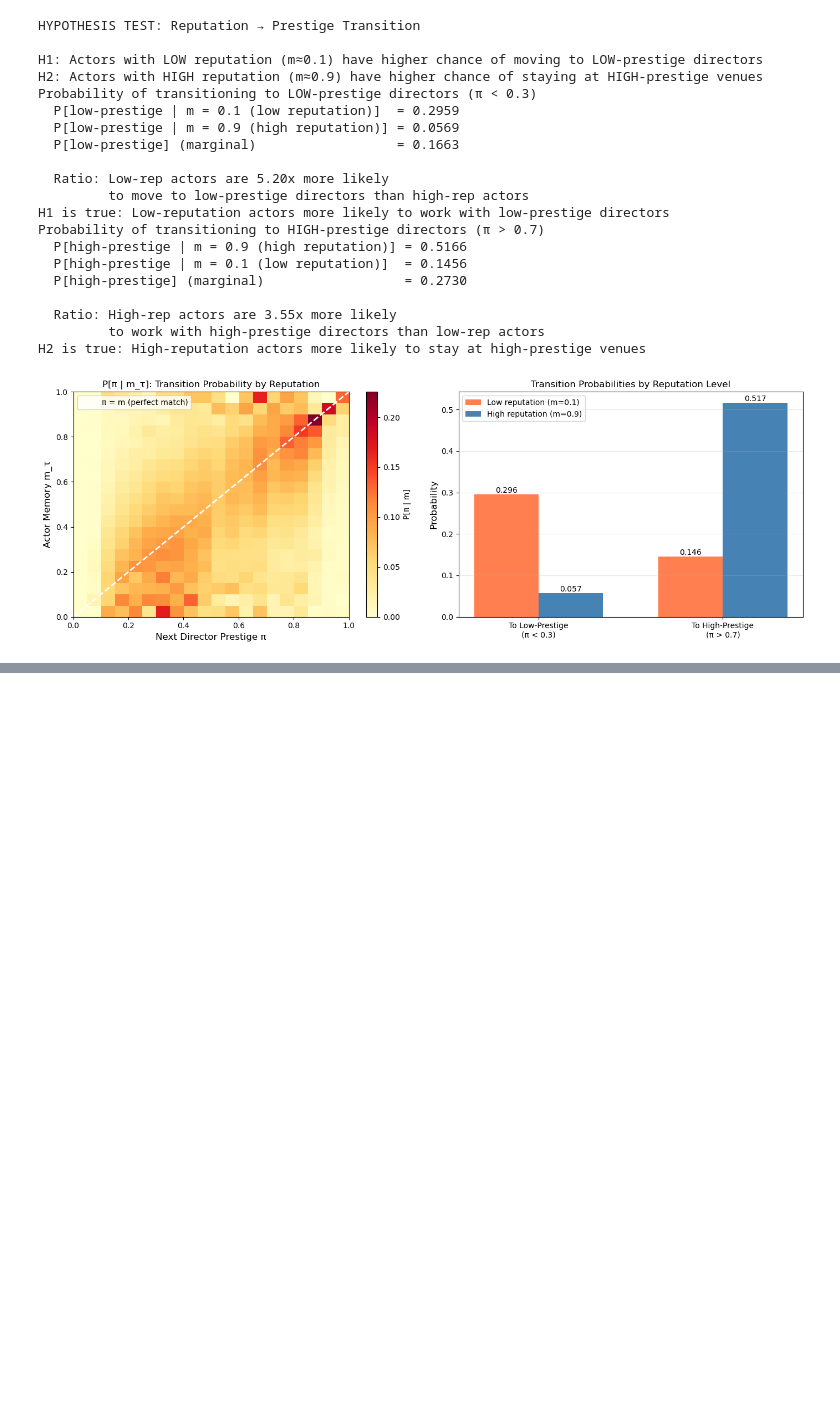
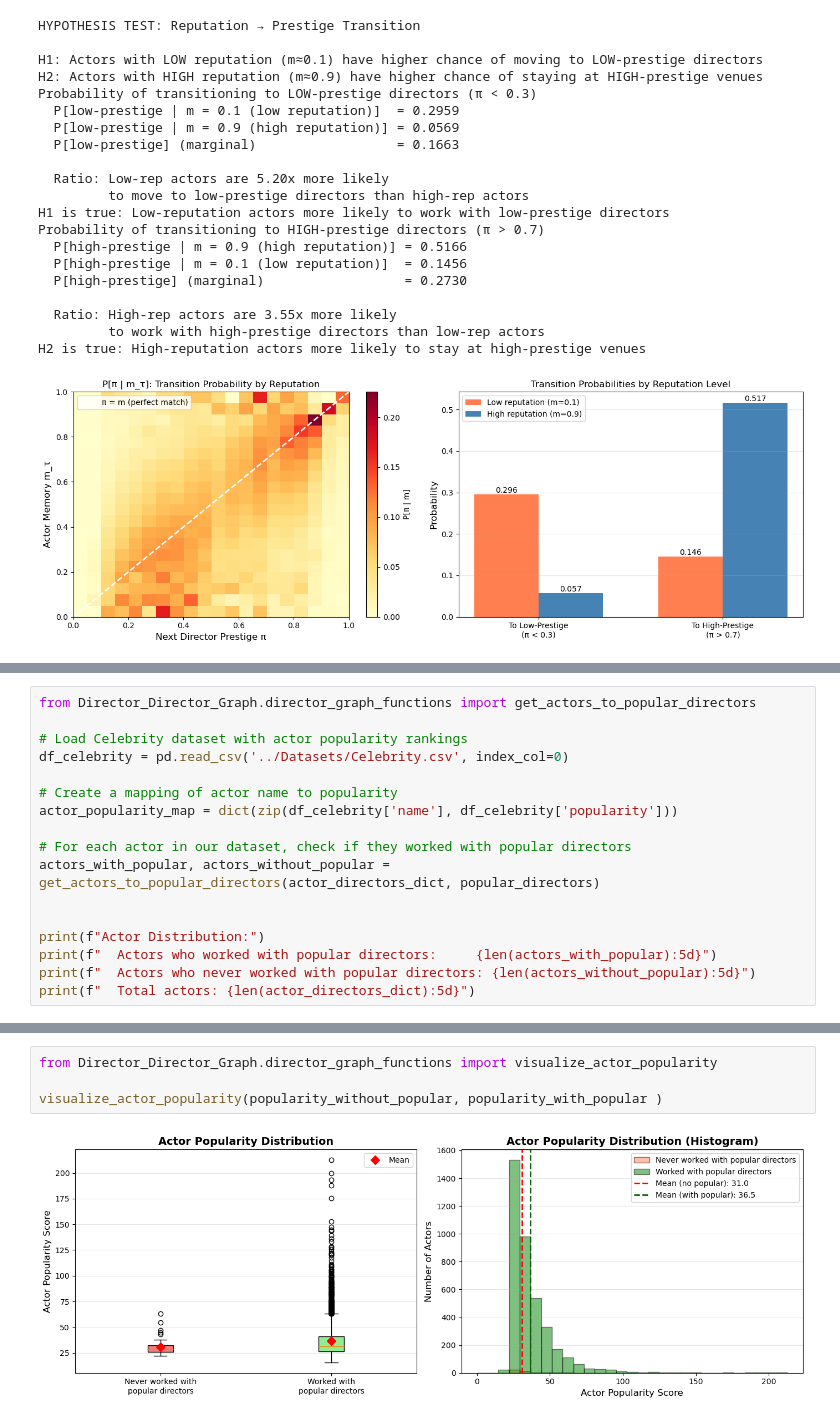
Before and after one commit to dh-anna/Social_Graph_Final_Project, a Jupyter notebook: Director_Director_Graph/Director_Director_Graph.ipynb, the cells around one changed output, grey strips where cells are left out. Cells and saved outputs as stored; diff of their text form; blank space fills up the shorter version.

```diff
--- a/Director_Director_Graph/Director_Director_Graph.ipynb
+++ b/Director_Director_Graph/Director_Director_Graph.ipynb
@@ -1405,0 +1353,17 @@ H2 is true: High-reputation actors more likely to stay at high-prestige venues
+# %%
+from Director_Director_Graph.director_graph_functions import get_actors_to_popular_directors
+
+# Load Celebrity dataset with actor popularity rankings
+df_celebrity = pd.read_csv('../Datasets/Celebrity.csv', index_col=0)
+
+# Create a mapping of actor name to popularity
+actor_popularity_map = dict(zip(df_celebrity['name'], df_celebrity['popularity']))
+
+# For each actor in our dataset, check if they worked with popular directors
+actors_with_popular, actors_without_popular = get_actors_to_popular_directors(actor_directors_dict, popular_directors)
+
+
+print(f"Actor Distribution:")
+print(f"  Actors who worked with popular directors:     {len(actors_with_popular):5d}")
+print(f"  Actors who never worked with popular directors: {len(actors_without_popular):5d}")
+print(f"  Total actors: {len(actor_directors_dict):5d}")
@@ -1405,0 +1452,6 @@ H2 is true: High-reputation actors more likely to stay at high-prestige venues
+# %%
+from Director_Director_Graph.director_graph_functions import visualize_actor_popularity
+
+visualize_actor_popularity(popularity_without_popular, popularity_with_popular )
+# %% [output]
+[figure, added]
```
Also changed, not shown: parts of 16 cells of this notebook, 13 other files.
